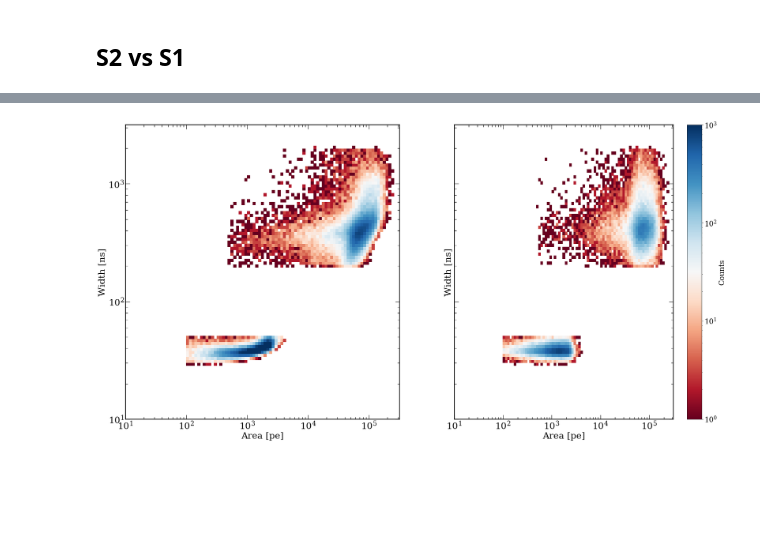
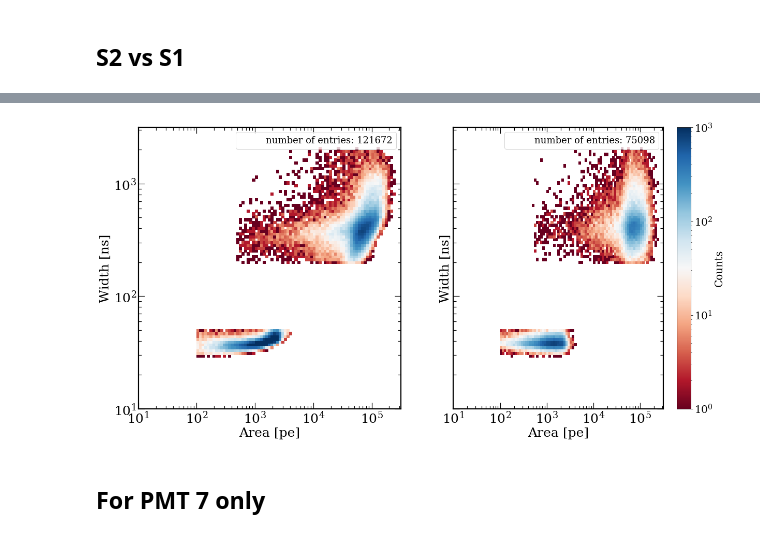
Before and after one commit to AG-Schumann/xebra_scripts, a Jupyter notebook: strax_analysis/First_look_into_cs_background_discrimination.ipynb, the cells around one changed output, grey strips where cells are left out. Saved outputs shown, nothing was run; the diff lists cells and outputs as text; code cells hidden in the pictures; blank space fills up the shorter version.

```diff
--- a/strax_analysis/First_look_into_cs_background_discrimination.ipynb
+++ b/strax_analysis/First_look_into_cs_background_discrimination.ipynb
@@ -510,5 +631,5 @@ plt.show()
 # %%
-fig, (axes1,axes2) = plt.subplots(1,2,figsize=(30,15),sharex=True, sharey=True)
+fig, (axes1,axes2) = plt.subplots(1,2,figsize=(20,10),sharex=True, sharey=True)
 
 
 plt.rc('font', family='serif')
@@ -549,9 +670,6 @@ axes2.yaxis.set_minor_locator(AutoMinorLocator(5))
 axes2.tick_params(which='minor', direction='in', labelsize=label_size, top=True, right=True, width=1.2, length=6)
 axes2.tick_params(which='major', direction='in', labelsize=label_size, top=True, right=True, width=1.2, length=12)
 
-axes3.tick_params(axis='both')
-
-# Axes ---> Linewidth
 
 bins_x = np.logspace(1,5.5,100)
 bins_y = np.logspace(1,3.5,100)
@@ -560,32 +678,38 @@ histo_max= 2*10**3
 
 
 counts_cs_S1, _, _ = np.histogram2d(cs_s1_area_all_runs['00178'], cs_s1_width_all_runs['00178'], bins=(bins_x, bins_y))
 counts_cs_S1_scatter_cut, _, _ = np.histogram2d(cs_s1_area_corrected_all_runs['00178'], cs_s1_width_corrected_all_runs['00178'], bins=(bins_x, bins_y))
 
 counts_cs_S2, _, _ = np.histogram2d(cs_s2_area_all_runs['00178'], cs_s2_width_all_runs['00178'], bins=(bins_x, bins_y))
 counts_cs_S2_scatter_cut, _, _ = np.histogram2d(cs_s2_area_corrected_all_runs['00178'], cs_s2_width_corrected_all_runs['00178'], bins=(bins_x, bins_y))
 
 # counts_cs, _, _ = np.histogram2d(integral_all_runs['00178'], width_all_runs['00178'], bins=(bins_x, bins_y))
 # counts_bk, _, _ = np.histogram2d(cut_integral_all_runs['00175'], cut_width_all_runs['00175'], bins=(bins_x, bins_y))
 
 
 im = axes1.pcolormesh(bins_x, bins_y, counts_cs_S1.T, norm=mpl.colors.LogNorm(), vmax=1e3, cmap = 'RdBu')
 im = axes2.pcolormesh(bins_x, bins_y, counts_cs_S1_scatter_cut.T, norm=mpl.colors.LogNorm(), vmax=1e3, cmap = 'RdBu')
 im = axes1.pcolormesh(bins_x, bins_y, counts_cs_S2.T, norm=mpl.colors.LogNorm(), vmax=1e3, cmap = 'RdBu')
 im = axes2.pcolormesh(bins_x, bins_y, counts_cs_S2_scatter_cut.T, norm=mpl.colors.LogNorm(), vmax=1e3, cmap = 'RdBu')
 cb = plt.colorbar(im, ax=axes2, label='Counts')
 cb.set_label('Counts',size=20)
 cb.ax.tick_params(labelsize=20)
+
+axes1.plot([], [], ' ', label="number of entries: "+str(len(cs_s1_area_all_runs['00178'])+len(cs_s2_area_all_runs['00178'])))
+axes2.plot([], [], ' ', label="number of entries: "+str(len(cs_s1_area_corrected_all_runs['00178'])+len(cs_s2_area_corrected_all_runs['00178'])))
 axes1.set_xscale('log')
 axes1.set_yscale('log')
 axes1.set_xlabel('Area [pe]')
 axes1.set_ylabel('Width [ns]')
 axes2.set_xscale('log')
 axes2.set_yscale('log')
 axes2.set_xlabel('Area [pe]')
 axes2.set_ylabel('Width [ns]')
-
+axes1.legend(loc=1, prop={'size':18})
+axes2.legend(loc=1, prop={'size':18})
 
 plt.show()
 # %% [output]
-[figure, old version]
+[figure, new version]
+# %% [markdown]
+## For PMT 7 only
```
Also changed, not shown: parts of 13 cells of this notebook, 2 other files.
